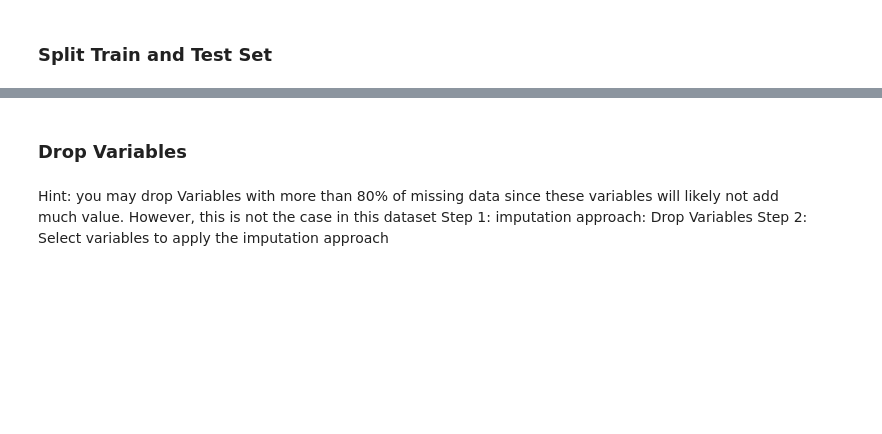
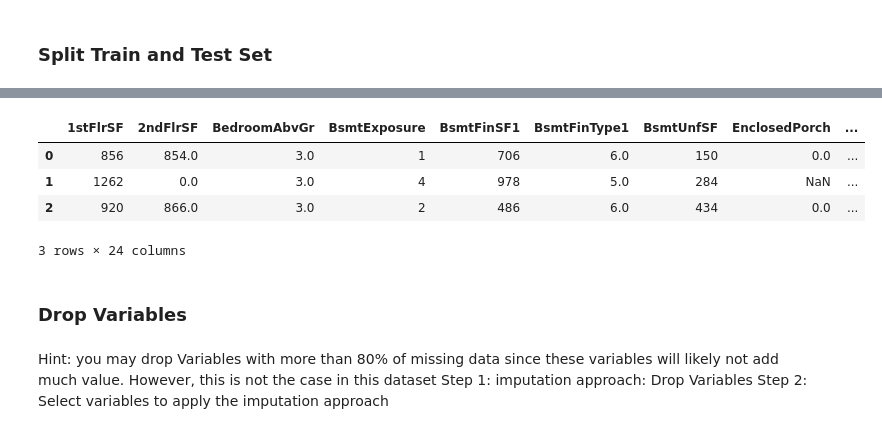
Before and after one commit to iweinacker/milestone-project-heritage-housing, a Jupyter notebook: jupyter_notebooks/3 - DataCleaning.ipynb, the cells around one changed output, grey strips where cells are left out. Cells and saved outputs as stored; diff of their text form; code cells hidden in the pictures; blank space fills up the shorter version.

```diff
--- a/jupyter_notebooks/3 - DataCleaning.ipynb
+++ b/jupyter_notebooks/3 - DataCleaning.ipynb
@@ -267,3 +279,42 @@ df_missing_data
+# %%
+from sklearn.base import BaseEstimator, TransformerMixin
+# create a Class variable with a fit and transform method
+class MyCustomEncoder(BaseEstimator, TransformerMixin):
+
+  def __init__(self, variables, dic):
+    if not isinstance(variables, list):
+      self.variables = [variables]
+    else: self.variables = variables
+    self.var_enc = var_enc
+
+  def fit(self, X, y=None):
+    return self
+
+  def transform(self, X):
+    for col in self.variables:
+      if X[col].dtype == 'object':
+        X[col] = X[col].replace(var_enc[col])
+      else:
+        print(f"Warning: {col} data type should be object to use MyCustomEncoder()")
+
+    return X
+
+# use the custom encoder in a pipeline
+from sklearn.pipeline import Pipeline
+pipeline = Pipeline([('custom_encoder', MyCustomEncoder(variables=['BsmtExposure', 'BsmtFinType1', 'GarageFinish',
+                                                                   'KitchenQual'], dic=var_enc))])
+
+
+
+df_en = df.copy()
+df_en = pipeline.fit_transform(df_en)
+df_en.head(3)
+# %% [output]
+|  | 1stFlrSF | 2ndFlrSF | BedroomAbvGr | BsmtExposure | BsmtFinSF1 | BsmtFinType1 | BsmtUnfSF | EnclosedPorch | ... |
+| 0 | 856 | 854.0 | 3.0 | 1 | 706 | 6.0 | 150 | 0.0 | ... |
+| 1 | 1262 | 0.0 | 3.0 | 4 | 978 | 5.0 | 284 | NaN | ... |
+| 2 | 920 | 866.0 | 3.0 | 2 | 486 | 6.0 | 434 | 0.0 | ... |
+3 rows × 24 columns
 # %% [markdown]
 ### Drop Variables
 # %% [markdown]
```
Also changed, not shown: parts of 13 cells of this notebook, 2 other files.
